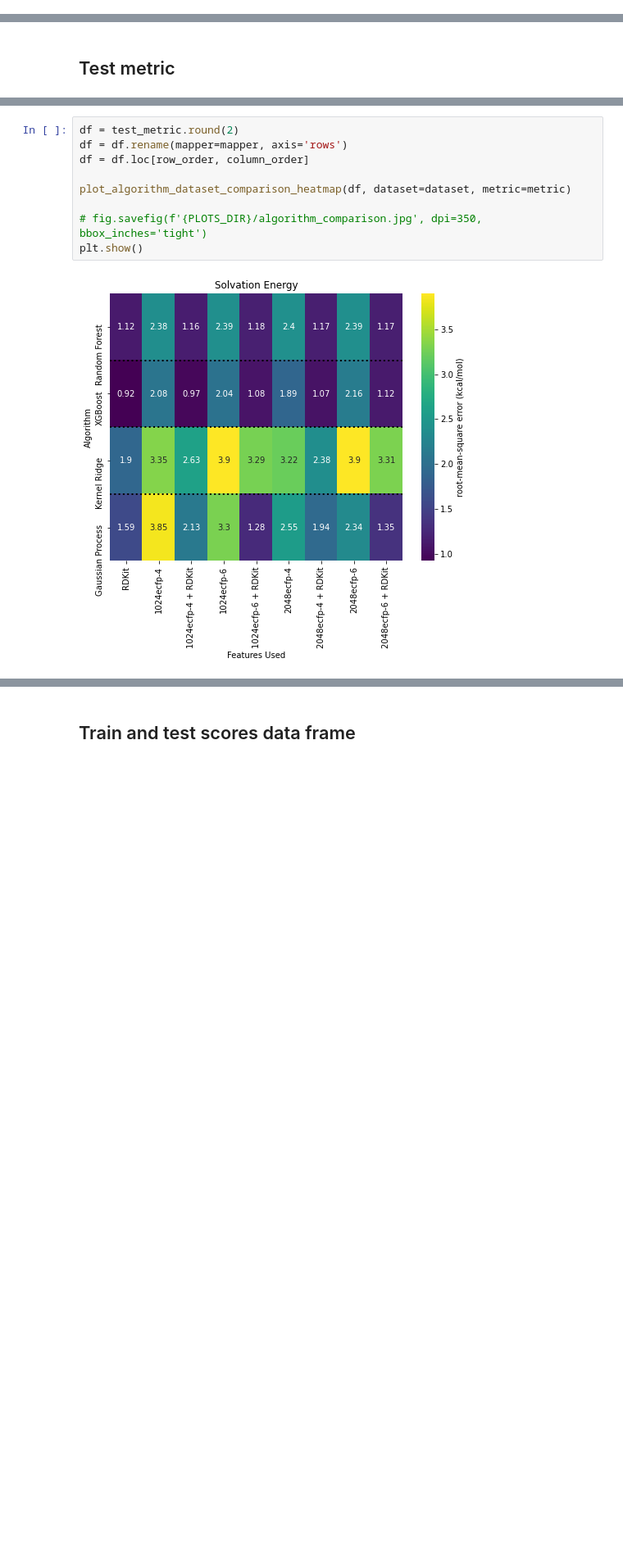
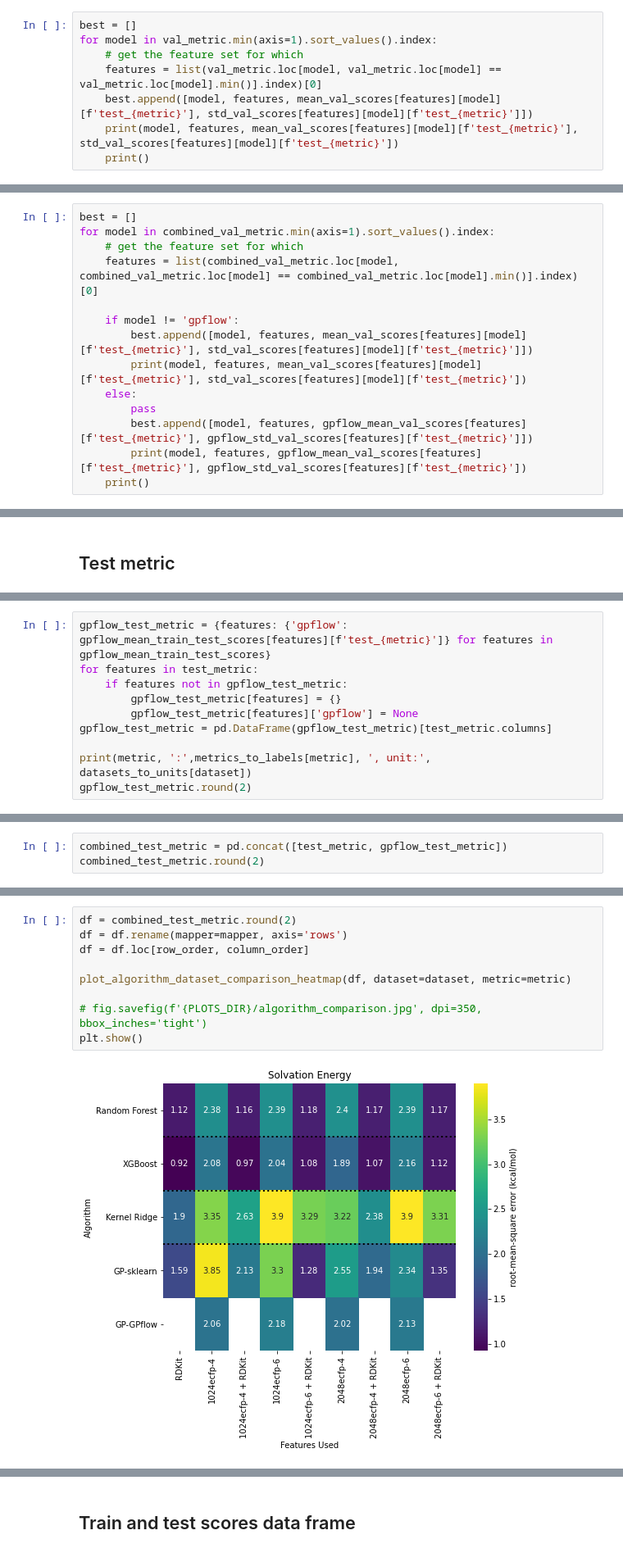
Before and after one commit to GeorgeBatch/moleculenet, a Jupyter notebook: notebooks/visualise_extended_grid_search_results.ipynb, the cells around one changed output, grey strips where cells are left out. Shown at 82% size. Drawn from its saved outputs; the diff is of its cells as text; blank space fills up the shorter version.

```diff
--- a/notebooks/visualise_extended_grid_search_results.ipynb
+++ b/notebooks/visualise_extended_grid_search_results.ipynb
@@ -359,0 +362,8 @@ dtype: float64
+# %%
+best = []
+for model in val_metric.min(axis=1).sort_values().index:
+    # get the feature set for which
+    features = list(val_metric.loc[model, val_metric.loc[model] == val_metric.loc[model].min()].index)[0]
+    best.append([model, features, mean_val_scores[features][model][f'test_{metric}'], std_val_scores[features][model][f'test_{metric}']])
+    print(model, features, mean_val_scores[features][model][f'test_{metric}'], std_val_scores[features][model][f'test_{metric}'])
+    print()
@@ -359,0 +392,14 @@ dtype: float64
+# %%
+best = []
+for model in combined_val_metric.min(axis=1).sort_values().index:
+    # get the feature set for which
+    features = list(combined_val_metric.loc[model, combined_val_metric.loc[model] == combined_val_metric.loc[model].min()].index)[0]
+
+    if model != 'gpflow':
+        best.append([model, features, mean_val_scores[features][model][f'test_{metric}'], std_val_scores[features][model][f'test_{metric}']])
+        print(model, features, mean_val_scores[features][model][f'test_{metric}'], std_val_scores[features][model][f'test_{metric}'])
+    else:
+        pass
+        best.append([model, features, gpflow_mean_val_scores[features][f'test_{metric}'], gpflow_std_val_scores[features][f'test_{metric}']])
+        print(model, features, gpflow_mean_val_scores[features][f'test_{metric}'], gpflow_std_val_scores[features][f'test_{metric}'])
+    print()
@@ -374,0 +448,10 @@ RMSE : root-mean-square error , unit: (kcal/mol)
+# %%
+gpflow_test_metric = {features: {'gpflow': gpflow_mean_train_test_scores[features][f'test_{metric}']} for features in gpflow_mean_train_test_scores}
+for features in test_metric:
+    if features not in gpflow_test_metric:
+        gpflow_test_metric[features] = {}
+        gpflow_test_metric[features]['gpflow'] = None
+gpflow_test_metric = pd.DataFrame(gpflow_test_metric)[test_metric.columns]
+
+print(metric, ':',metrics_to_labels[metric], ', unit:', datasets_to_units[dataset])
+gpflow_test_metric.round(2)
@@ -374,0 +464,3 @@ RMSE : root-mean-square error , unit: (kcal/mol)
+# %%
+combined_test_metric = pd.concat([test_metric, gpflow_test_metric])
+combined_test_metric.round(2)
@@ -375,11 +476,11 @@ RMSE : root-mean-square error , unit: (kcal/mol)
 # %%
-df = test_metric.round(2)
+df = combined_test_metric.round(2)
 df = df.rename(mapper=mapper, axis='rows')
 df = df.loc[row_order, column_order]
 
 plot_algorithm_dataset_comparison_heatmap(df, dataset=dataset, metric=metric)
 
 # fig.savefig(f'{PLOTS_DIR}/algorithm_comparison.jpg', dpi=350, bbox_inches='tight')
 plt.show()
 # %% [output]
-[figure, old version]
+[figure, new version]
```
Also changed, not shown: parts of 68 cells of this notebook.
